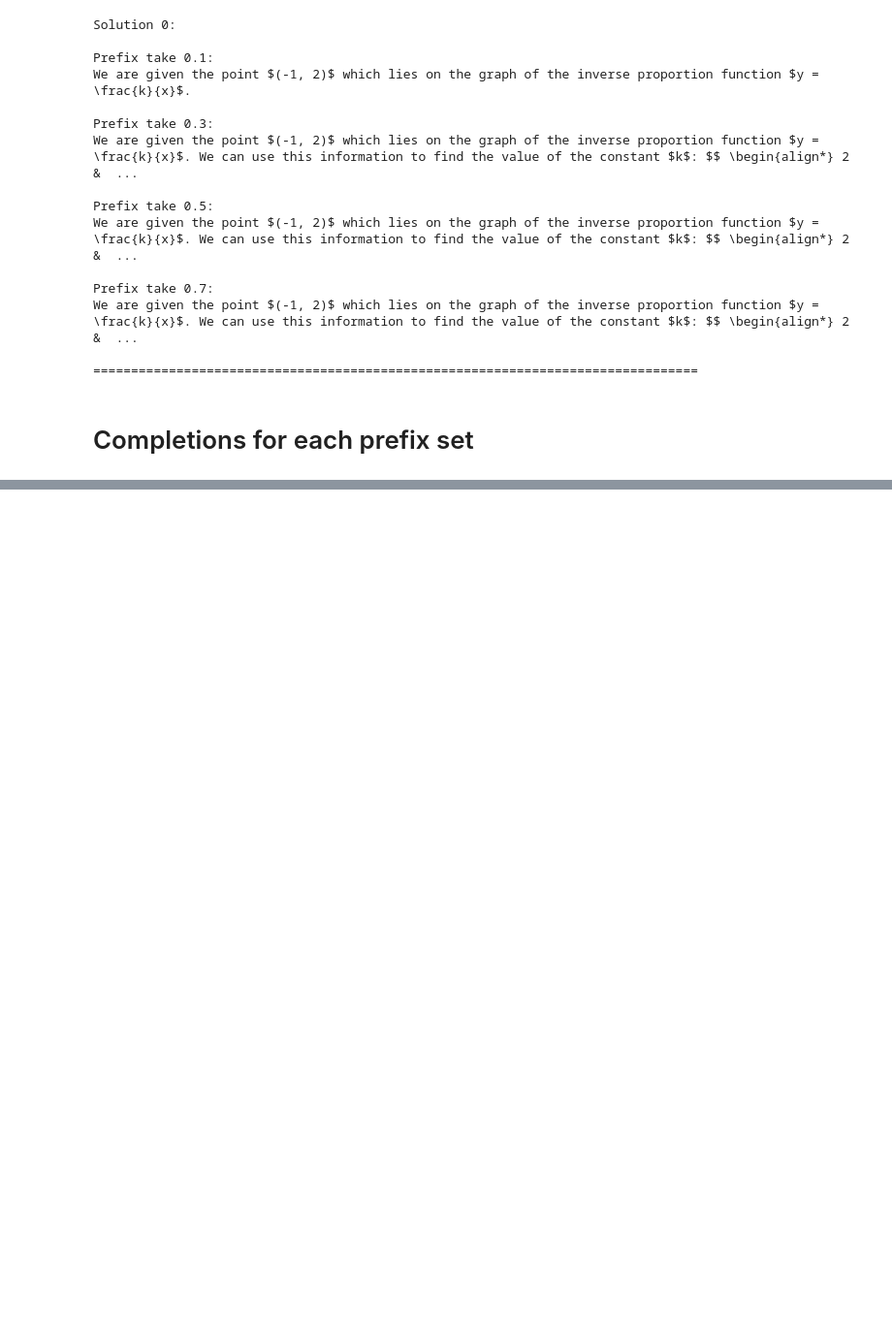
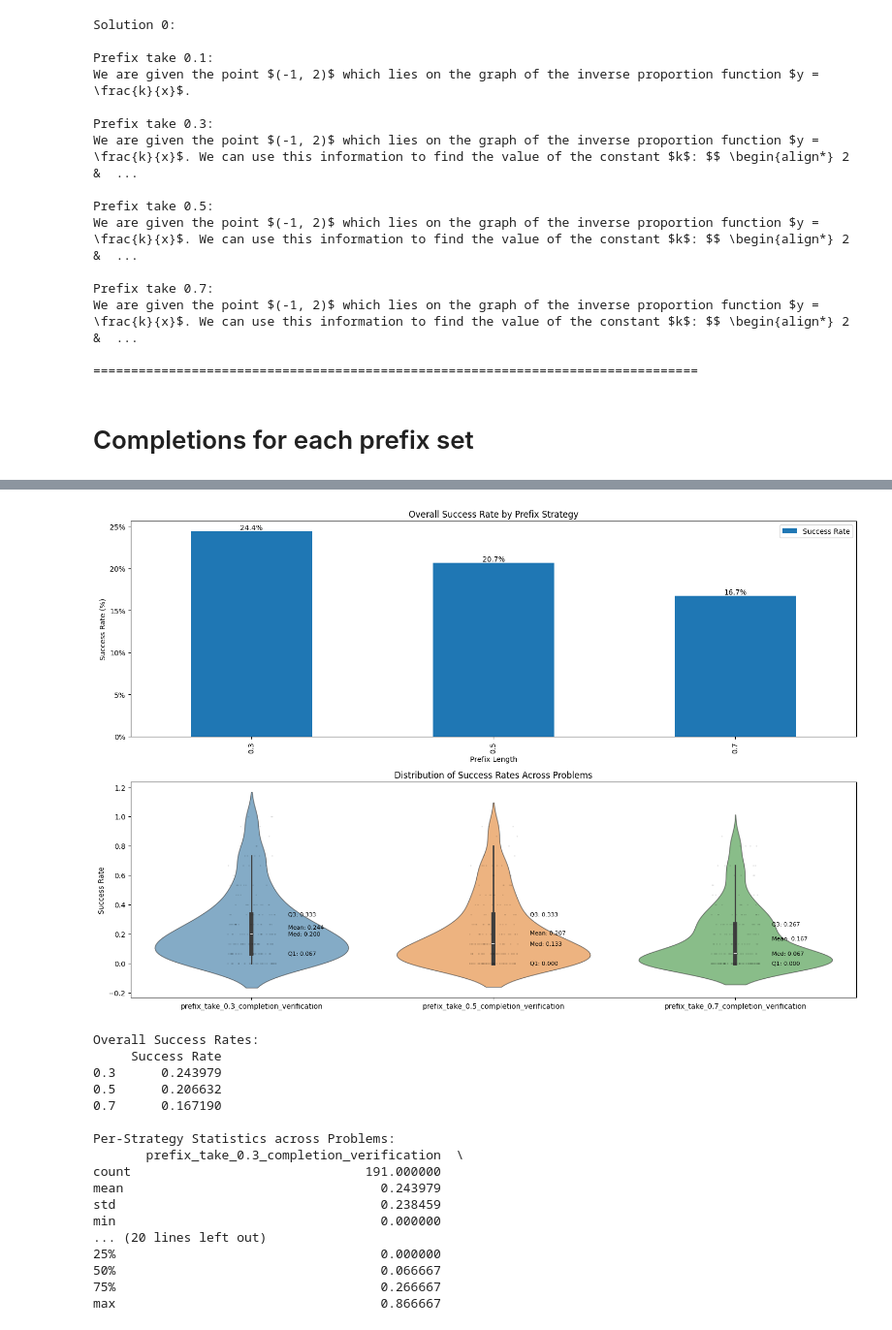
Before and after one commit to sasilver75/cohere-reasoning-v4, a Jupyter notebook: prefix_comparison_large.ipynb, the cells around one changed output, grey strips where cells are left out. Shown: that part at 97% size. Cells and saved outputs as stored; diff of their text form; code cells hidden in the pictures; blank space fills up the shorter version.

Commit message:
Analysis of combined results

```diff
--- a/prefix_comparison_large.ipynb
+++ b/prefix_comparison_large.ipynb
@@ -186,0 +252,79 @@ Average success rate across individual incorrect solutions: 24.4%
+# %%
+import matplotlib.pyplot as plt
+import seaborn as sns
+import numpy as np
+import pandas as pd
+
+fig = plt.figure(figsize=(15, 10))
+gs = plt.GridSpec(2, 1, figure=fig)
+
+# 1. Overall Success Rates by Strategy
+ax1 = fig.add_subplot(gs[0, 0])
+strategy_success = pd.DataFrame({
+    '0.3': combined_df['prefix_take_0.3_completion_verification'].mean(),
+    '0.5': combined_df['prefix_take_0.5_completion_verification'].mean(),
+    '0.7': combined_df['prefix_take_0.7_completion_verification'].mean()
+}, index=['Success Rate']).T
+
+strategy_success.plot(kind='bar', ax=ax1)
+# Add value labels on top of bars as percentages
+for i, v in enumerate(strategy_success['Success Rate']):
+    ax1.text(i, v, f'{v*100:.1f}%', ha='center', va='bottom')
+ax1.set_title('Overall Success Rate by Prefix Strategy')
+ax1.set_ylabel('Success Rate (%)')
+ax1.set_xlabel('Prefix Length')
+# Convert y-axis to percentage
+ax1.yaxis.set_major_formatter(plt.FuncFormatter(lambda y, _: '{:.0f}%'.format(y * 100)))
+
+# 2. Per-Problem Success Distribution
+ax2 = fig.add_subplot(gs[1, 0])
+problem_success = combined_df.groupby('row_id').agg({
+    'prefix_take_0.3_completion_verification': 'mean',
+    'prefix_take_0.5_completion_verification': 'mean',
+    'prefix_take_0.7_completion_verification': 'mean'
+})
+
+# Create violin plot with individual points
+sns.violinplot(data=problem_success, ax=ax2, alpha=0.6)
+sns.stripplot(data=problem_success, ax=ax2, size=2, alpha=0.1, color='black')
+ax2.set_title('Distribution of Success Rates Across Problems')
+ax2.set_ylabel('Success Rate')
+
+# Add text annotations for quartiles and mean
+for i, col in enumerate(problem_success.columns):
+    stats = problem_success[col].describe()
+    # Add text for quartiles and mean
+    y_pos = [stats['25%'], stats['50%'], stats['75%'], stats['mean']]
+    labels = [f'Q1: {stats["25%"]:.3f}', f'Med: {stats["50%"]:.3f}',
+             f'Q3: {stats["75%"]:.3f}', f'Mean: {stats["mean"]:.3f}']
+    for y, label in zip(y_pos, labels):
+        ax2.text(i + 0.15, y, label, ha='left', va='center', fontsize=8)
+
+plt.tight_layout()
+plt.show()
+
+# Print summary statistics
+print("\nOverall Success Rates:")
+print(strategy_success)
+
+print("\nPer-Strategy Statistics across Problems:")
+print(problem_success.describe())
+# %% [output]
+[figure, added]
+Overall Success Rates:
+     Success Rate
+0.3      0.243979
+0.5      0.206632
+0.7      0.167190
+
+Per-Strategy Statistics across Problems:
+       prefix_take_0.3_completion_verification  \
+count                               191.000000
+mean                                  0.243979
+std                                   0.238459
+min                                   0.000000
+... (20 lines left out)
+25%                                   0.000000
+50%                                   0.066667
+75%                                   0.266667
+max                                   0.866667
```
Also changed, not shown: parts of 8 cells of this notebook, 2 other files.
